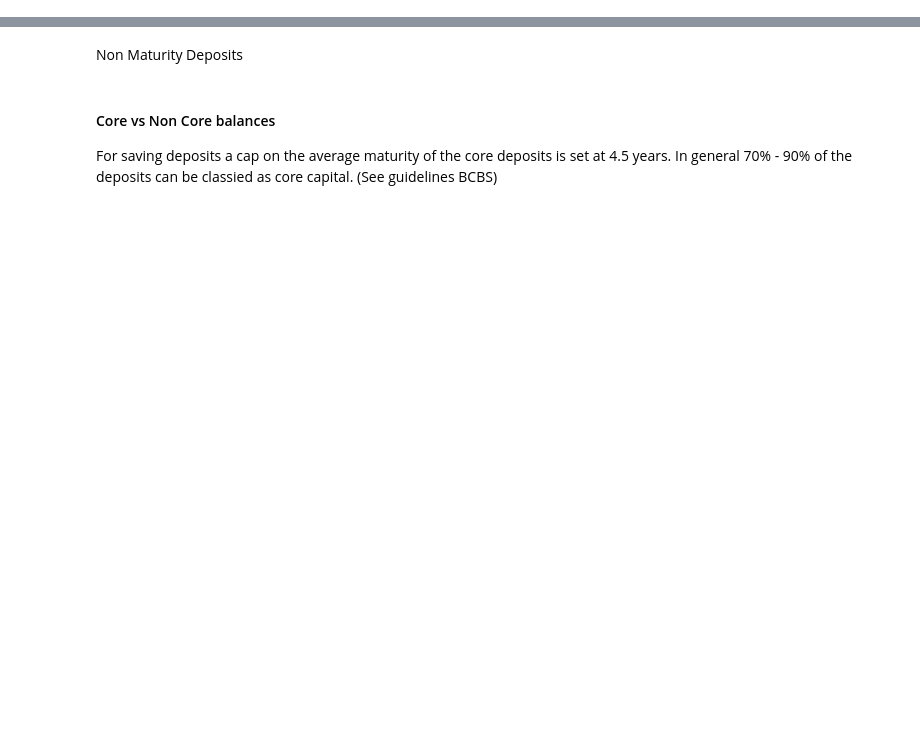
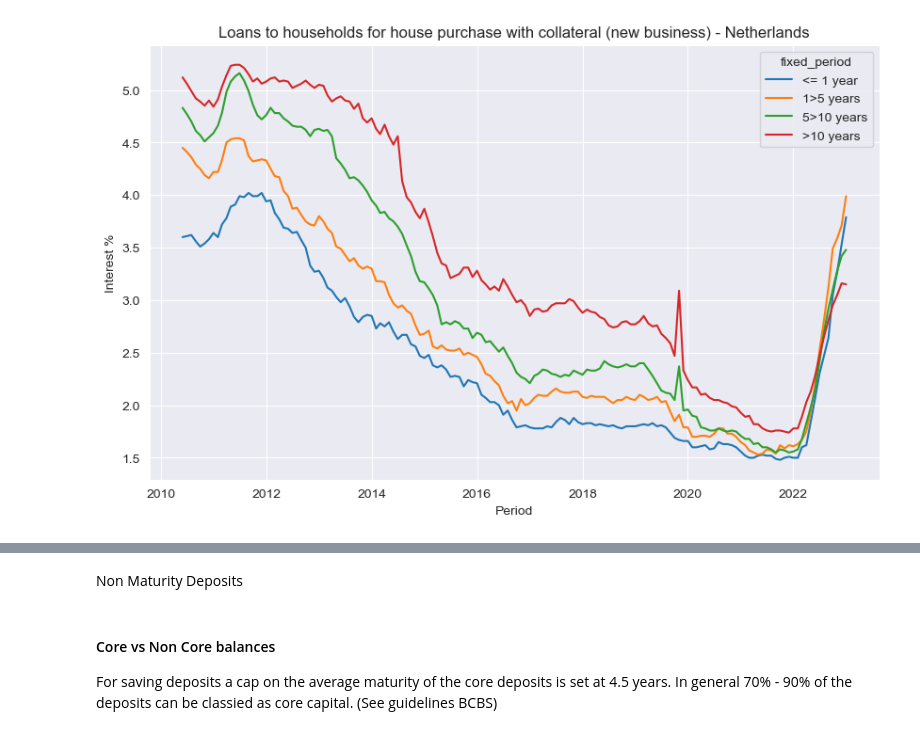
Before and after one commit to Merijn68/rl-alm, a Jupyter notebook: notebooks/replicating_mortgage_portfolio.ipynb, the cells around one changed output, grey strips where cells are left out. Drawn from its saved outputs; the diff is of its cells as text; code cells hidden in the pictures; blank space fills up the shorter version.

```diff
--- a/notebooks/replicating_mortgage_portfolio.ipynb
+++ b/notebooks/replicating_mortgage_portfolio.ipynb
@@ -123,0 +34,7 @@ df['interest'].fillna(df_i['interest'].tail(1), inplace=True)
+# %%
+# df_i = make_dataset.get_interest_data()
+
+interest = dataset.Interest()
+interest.read_data()
+
+interest.df.head()
@@ -124,2 +50,6 @@ df['interest'].fillna(df_i['interest'].tail(1), inplace=True)
+# %%
+interest.lineplot()
+# %% [output]
+[figure, added]
 # %%
 principal = 300000
```
Also changed, not shown: parts of 30 cells of this notebook, 11 other files.
